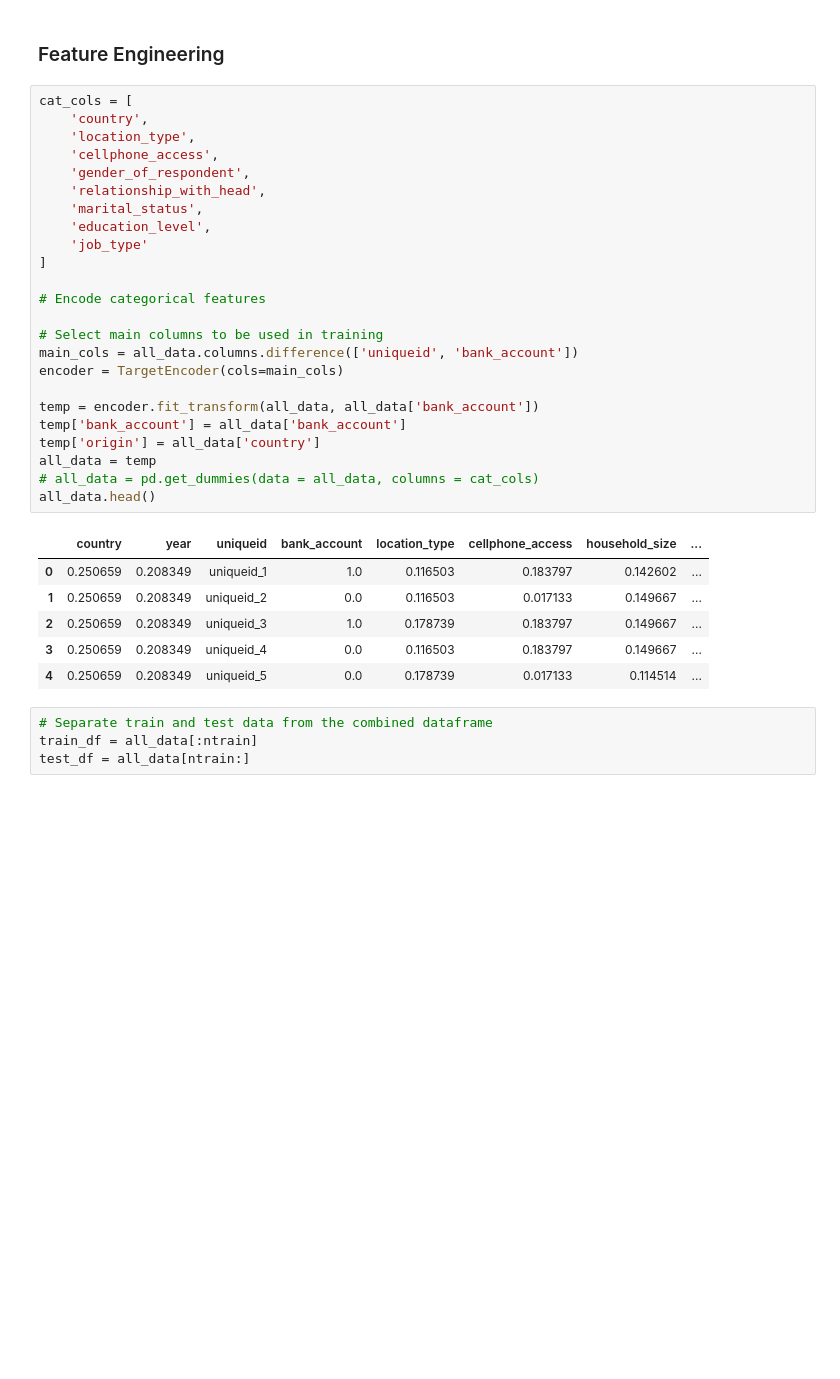
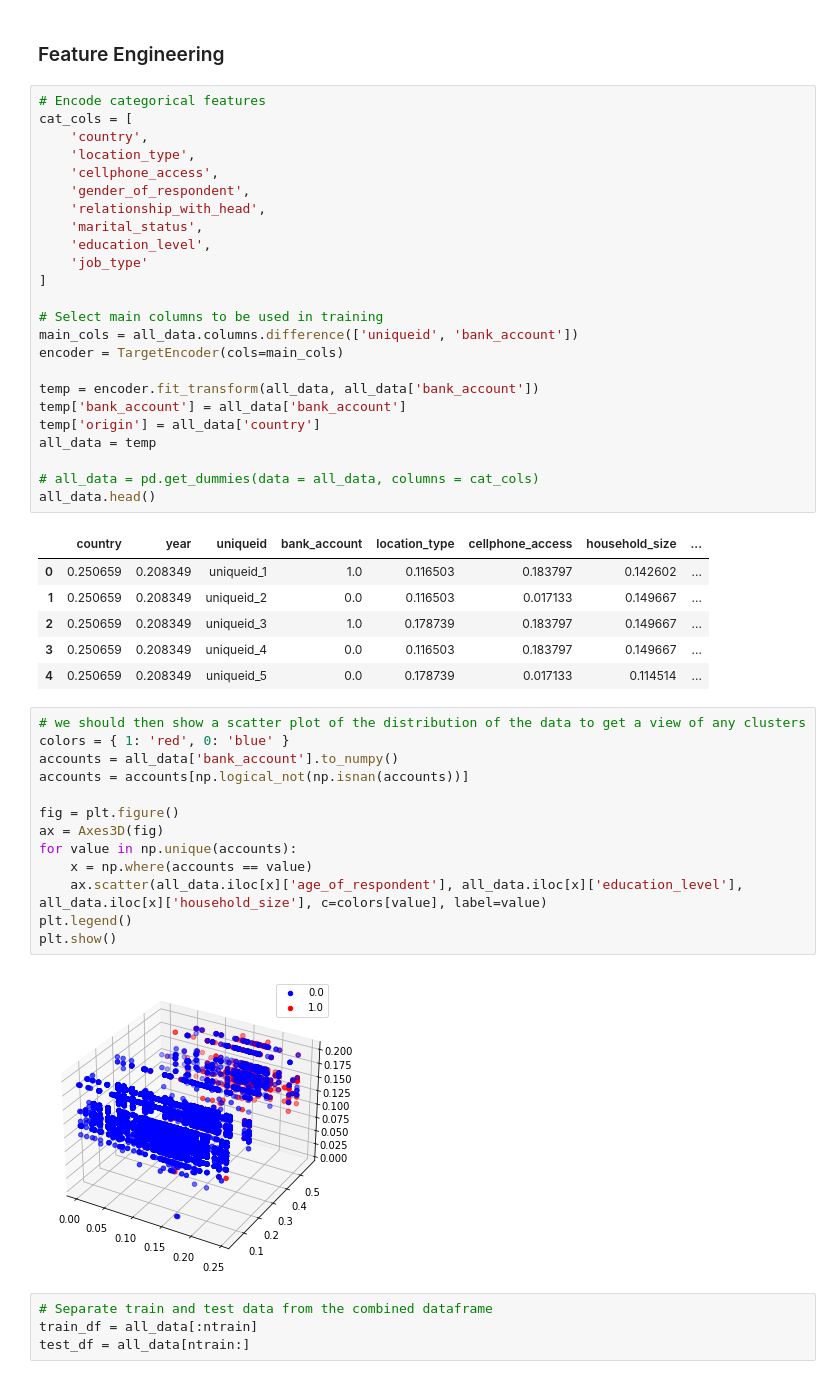
Before and after one commit to ashwynh21/financial_inclusion, a Jupyter notebook: main.ipynb, the cells around one changed output. Saved outputs shown, nothing was run; the diff lists cells and outputs as text; blank space fills up the shorter version.

```diff
--- a/main.ipynb
+++ b/main.ipynb
@@ -66,6 +67,7 @@ The shape of the combined dataframe is: (33610, 13)
 # %% [markdown]
 ### Feature Engineering
 # %%
+# Encode categorical features
 cat_cols = [
     'country',
     'location_type',
@@ -77,8 +79,6 @@ cat_cols = [
     'job_type'
 ]
 
-# Encode categorical features
-
 # Select main columns to be used in training
 main_cols = all_data.columns.difference(['uniqueid', 'bank_account'])
 encoder = TargetEncoder(cols=main_cols)
@@ -87,6 +87,7 @@ temp = encoder.fit_transform(all_data, all_data['bank_account'])
 temp['bank_account'] = all_data['bank_account']
 temp['origin'] = all_data['country']
 all_data = temp
+
 # all_data = pd.get_dummies(data = all_data, columns = cat_cols)
 all_data.head()
 # %% [output]
@@ -96,6 +97,21 @@ all_data.head()
 | 2 | 0.250659 | 0.208349 | uniqueid_3 | 1.0 | 0.178739 | 0.183797 | 0.149667 | ... |
 | 3 | 0.250659 | 0.208349 | uniqueid_4 | 0.0 | 0.116503 | 0.183797 | 0.149667 | ... |
 | 4 | 0.250659 | 0.208349 | uniqueid_5 | 0.0 | 0.178739 | 0.017133 | 0.114514 | ... |
+# %%
+# we should then show a scatter plot of the distribution of the data to get a view of any clusters
+colors = { 1: 'red', 0: 'blue' }
+accounts = all_data['bank_account'].to_numpy()
+accounts = accounts[np.logical_not(np.isnan(accounts))]
+
+fig = plt.figure()
+ax = Axes3D(fig)
+for value in np.unique(accounts):
+    x = np.where(accounts == value)
+    ax.scatter(all_data.iloc[x]['age_of_respondent'], all_data.iloc[x]['education_level'], all_data.iloc[x]['household_size'], c=colors[value], label=value)
+plt.legend()
+plt.show()
+# %% [output]
+[figure, added]
 # %%
 # Separate train and test data from the combined dataframe
 train_df = all_data[:ntrain]
```
Also changed, not shown: parts of 5 cells of this notebook, 1 other file.
